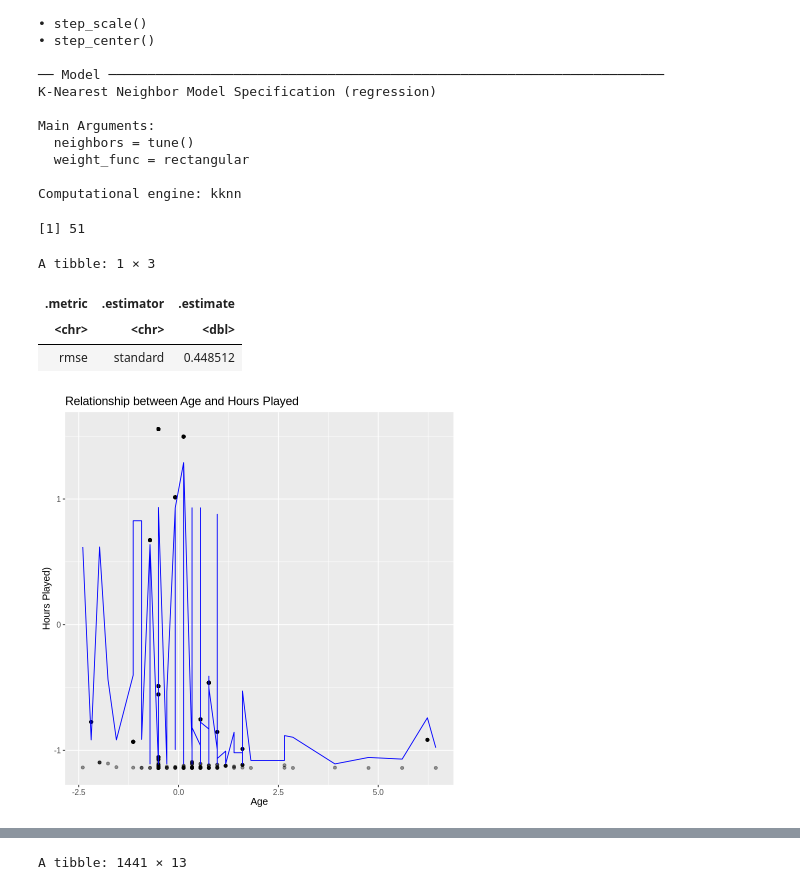
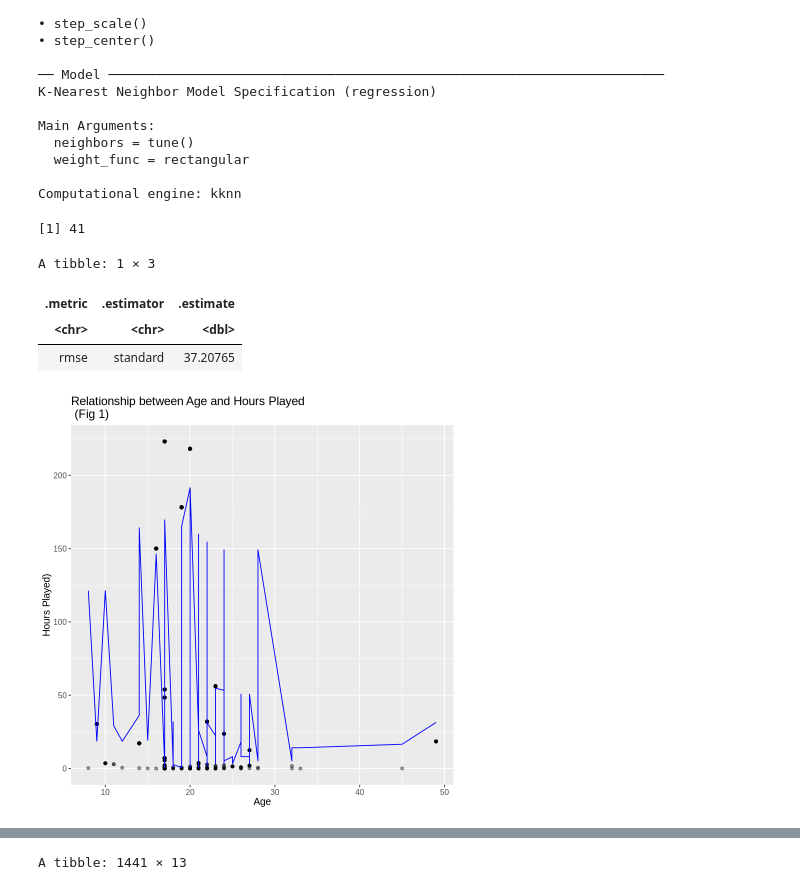
Before and after one commit to Bumblet3a/DSCi-Final, a Jupyter notebook: Project group.ipynb, the cells around one changed output, grey strips where cells are left out. Saved outputs shown, nothing was run; the diff lists cells and outputs as text; code cells hidden in the pictures.

Commit message:
Added figure numbers and removed spare cells

```diff
--- a/Project group.ipynb
+++ b/Project group.ipynb
@@ -131,5 +113,5 @@ A data.frame: 1604 × 4
 # %%
-players_split <- initial_split(players_scaled, prop = 0.75, strata = played_hours)
+players_split <- initial_split(player_sessions, prop = 0.75, strata = played_hours)
 players_testing <- testing(players_split)
 players_training <- training(players_split)
 # %% [markdown]
@@ -197,9 +179,8 @@ slice_min(mean, n = 1)
 k_players_min <- players_min |>
 pull(neighbors)
 k_players_min
-#number returned is 41?
 # %% [output]
-[1] 51
+[1] 41
 # %%
 #azumi testing code cell
 #retraining now with k value
@@ -226,7 +207,7 @@ players_summary
 A tibble: 1 × 3
 | .metric | .estimator | .estimate |
 | <chr> | <chr> | <dbl> |
-| rmse | standard | 0.448512 |
+| rmse | standard | 37.20765 |
 # %%
 #azumi test code cell
 
@@ -235,24 +216,24 @@ bind_cols(players_training)
 # %%
 #azumi test code cell
 #based off of question 9 in regression 1 worksheet
 #ggplot, visualization
 #NEED TO ADD FIGURE NUMBER
 #AGE
 
 players_pred_plot_age <- players_prediction |>
 ggplot(aes(x = Age, y = played_hours)) +
 geom_point (alpha = 0.4) +
 geom_line(data = players_prediction,
 mapping = aes (x = Age, y = .pred),
 color = "blue") +
-labs (title = "Relationship between Age and Hours Played",
+labs (title = "Relationship between Age and Hours Played \n (Fig 1)",
 x = "Age",
 y = "Hours Played)" )+
 theme (text = element_text(size = 12))
 
 players_pred_plot_age
 # %% [output]
-[figure, old version]
+[figure, new version]
 # %%
 #azumi test code cell
 #based off of question 9 in regression 1 worksheet
```
Also changed, not shown: parts of 5 cells of this notebook.
